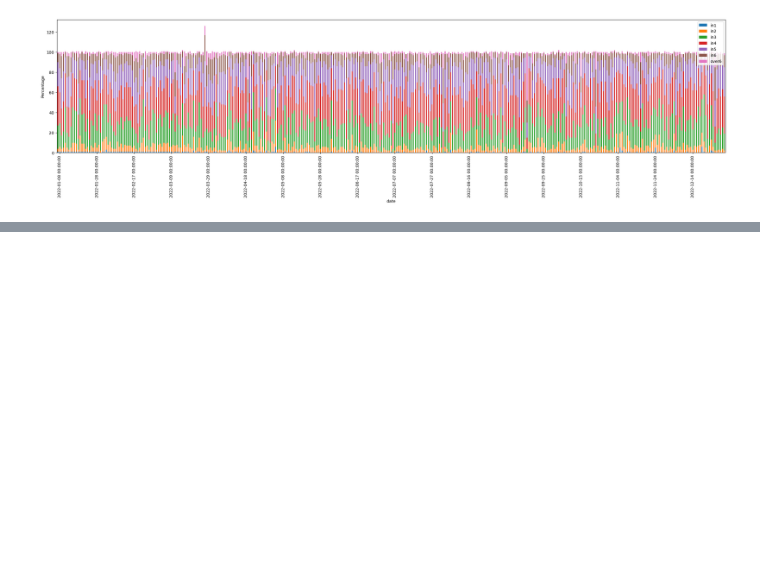
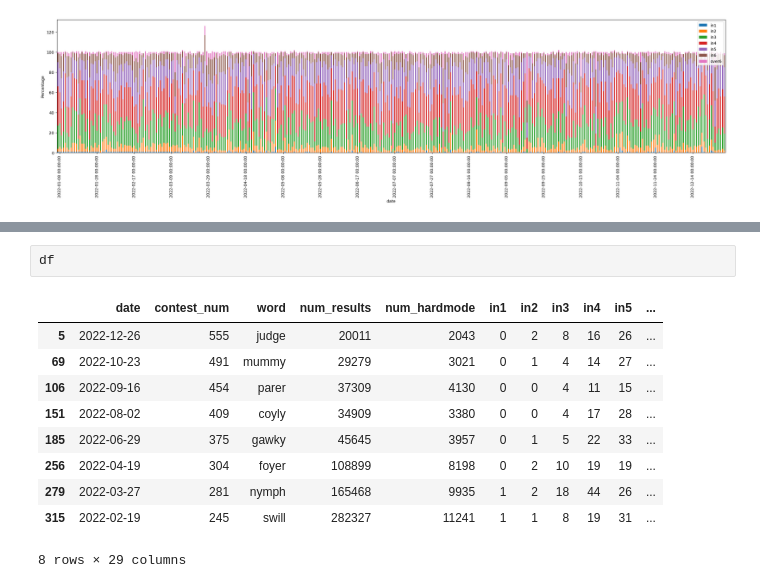
Before and after one commit to carlostbello/COMAP2023, a Jupyter notebook: src/test.ipynb, the cells around one changed output, grey strips where cells are left out. Drawn from its saved outputs; the diff is of its cells as text; blank space fills up the shorter version.

```diff
--- a/src/test.ipynb
+++ b/src/test.ipynb
@@ -349,0 +389,13 @@ plt.show()
+# %%
+df
+# %% [output]
+|  | date | contest_num | word | num_results | num_hardmode | in1 | in2 | in3 | in4 | in5 | ... |
+| 5 | 2022-12-26 | 555 | judge | 20011 | 2043 | 0 | 2 | 8 | 16 | 26 | ... |
+| 69 | 2022-10-23 | 491 | mummy | 29279 | 3021 | 0 | 1 | 4 | 14 | 27 | ... |
+| 106 | 2022-09-16 | 454 | parer | 37309 | 4130 | 0 | 0 | 4 | 11 | 15 | ... |
+| 151 | 2022-08-02 | 409 | coyly | 34909 | 3380 | 0 | 0 | 4 | 17 | 28 | ... |
+| 185 | 2022-06-29 | 375 | gawky | 45645 | 3957 | 0 | 1 | 5 | 22 | 33 | ... |
+| 256 | 2022-04-19 | 304 | foyer | 108899 | 8198 | 0 | 2 | 10 | 19 | 19 | ... |
+| 279 | 2022-03-27 | 281 | nymph | 165468 | 9935 | 1 | 2 | 18 | 44 | 26 | ... |
+| 315 | 2022-02-19 | 245 | swill | 282327 | 11241 | 1 | 1 | 8 | 19 | 31 | ... |
+8 rows × 29 columns
```
Also changed, not shown: parts of 4 cells of this notebook.
